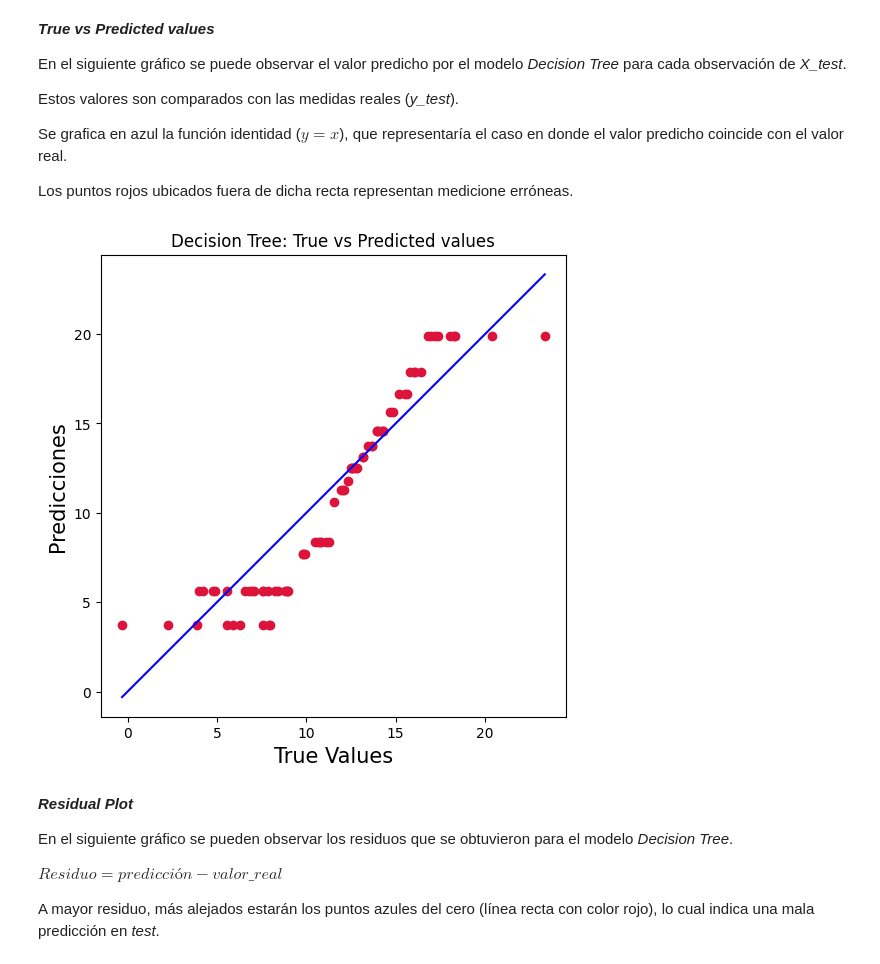
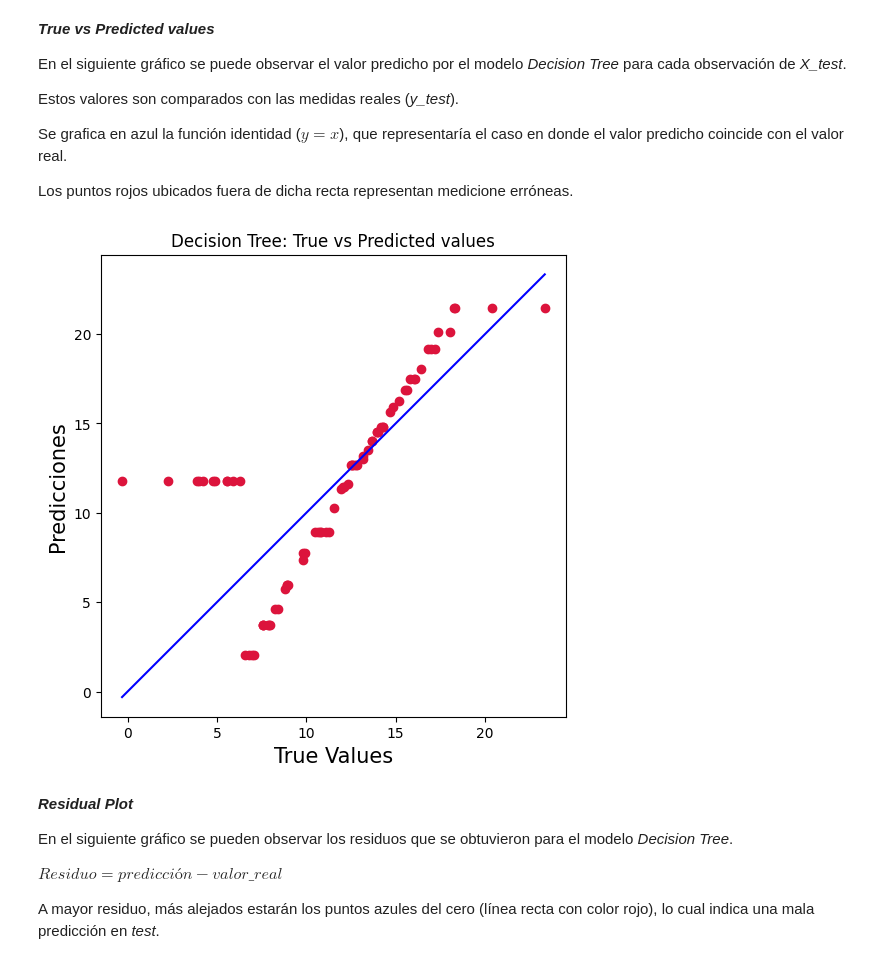
Before and after one commit to gasper-az/aprMaqI_CEIA, a Jupyter notebook: trabajo_practico/ResolucionTrabajoPractico.ipynb, the cells around one changed output. Saved outputs shown, nothing was run; the diff lists cells and outputs as text; code cells hidden in the pictures.

```diff
--- a/trabajo_practico/ResolucionTrabajoPractico.ipynb
+++ b/trabajo_practico/ResolucionTrabajoPractico.ipynb
@@ -1603,9 +1594,9 @@ Se grafica en azul la función identidad ($y=x$), que representaría el caso en
 
 Los puntos rojos ubicados fuera de dicha recta representan medicione erróneas.
 # %%
-plot_true_vs_predicted(best_tree, X_test, y_test, title="Decision Tree: True vs Predicted values")
+plot_true_vs_predicted(best_dt, X_test, y_test, title="Decision Tree: True vs Predicted values")
 # %% [output]
-[figure, old version]
+[figure, new version]
 # %% [markdown]
 ***Residual Plot***
 
```
Also changed, not shown: parts of 2 cells of this notebook.
